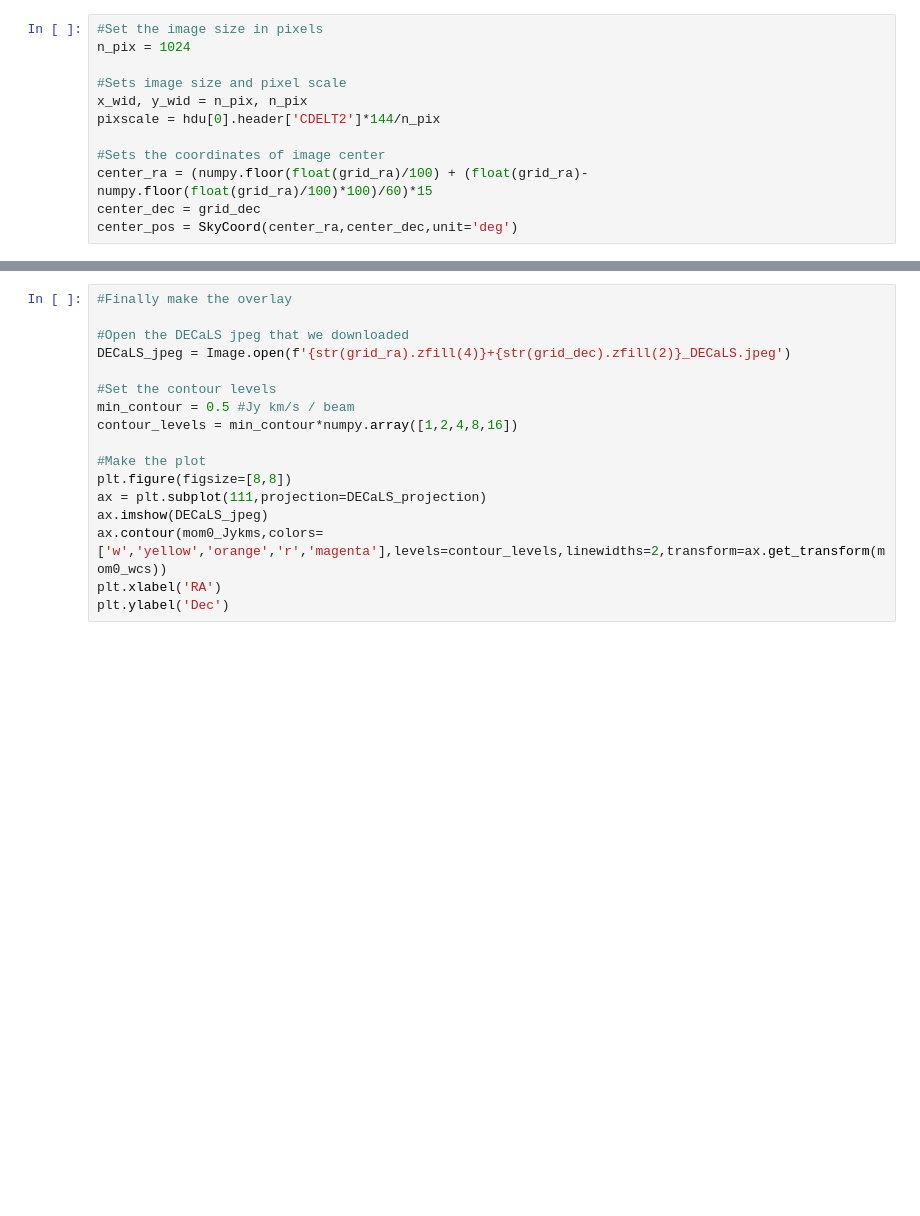
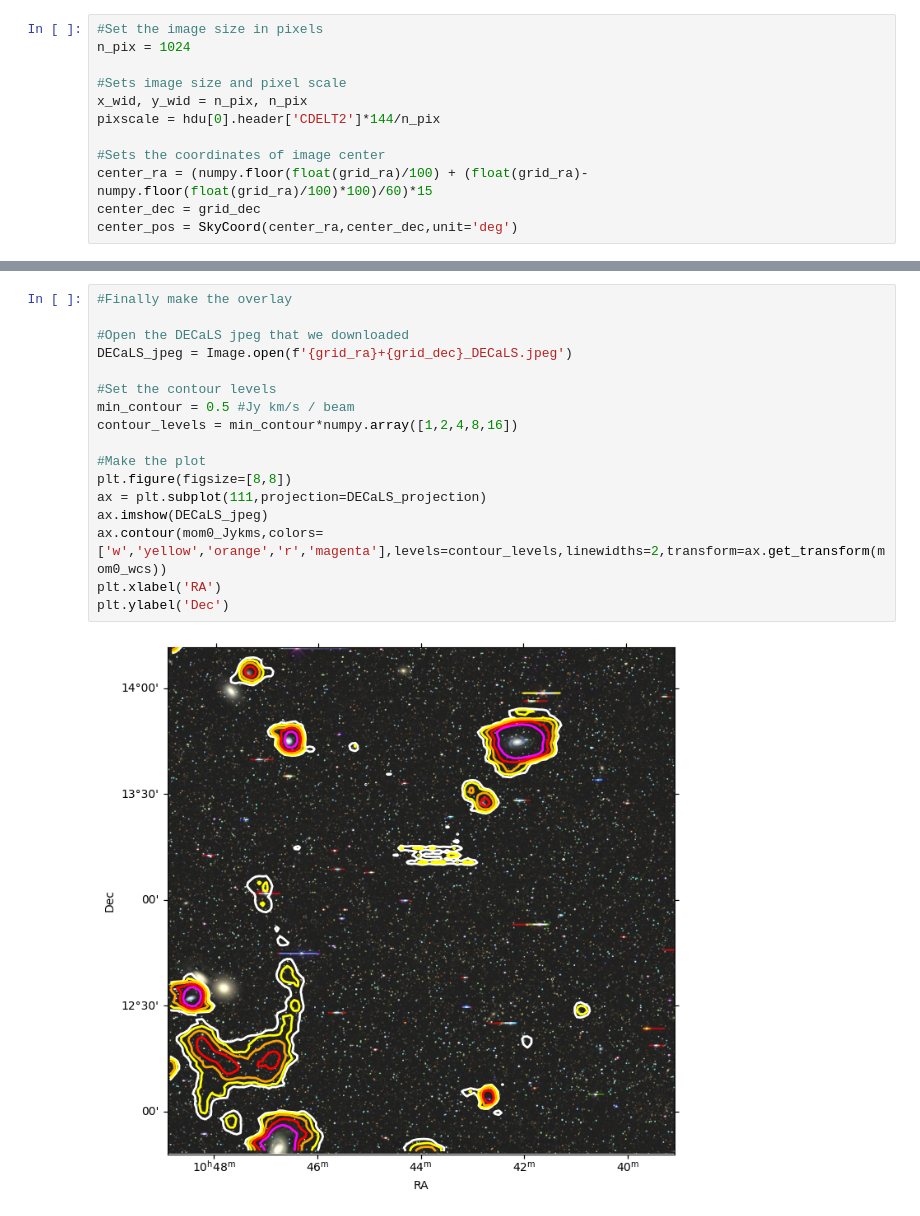
Before and after one commit to ALFALFAsurvey/ALFALFA_Legacy, a Jupyter notebook: notebooks/example_DECaLS_overlay.ipynb, the cells around one changed output, grey strips where cells are left out. Saved outputs shown, nothing was run; the diff lists cells and outputs as text; blank space fills up the shorter version.

Commit message:
Fix path & remove zfills

```diff
--- a/notebooks/example_DECaLS_overlay.ipynb
+++ b/notebooks/example_DECaLS_overlay.ipynb
@@ -110,17 +130,19 @@ plt.colorbar()
 # %%
 #Finally make the overlay
 
 #Open the DECaLS jpeg that we downloaded
-DECaLS_jpeg = Image.open(f'{str(grid_ra).zfill(4)}+{str(grid_dec).zfill(2)}_DECaLS.jpeg')
+DECaLS_jpeg = Image.open(f'{grid_ra}+{grid_dec}_DECaLS.jpeg')
 
 #Set the contour levels
 min_contour = 0.5 #Jy km/s / beam
 contour_levels = min_contour*numpy.array([1,2,4,8,16])
 
 #Make the plot
 plt.figure(figsize=[8,8])
 ax = plt.subplot(111,projection=DECaLS_projection)
 ax.imshow(DECaLS_jpeg)
 ax.contour(mom0_Jykms,colors=['w','yellow','orange','r','magenta'],levels=contour_levels,linewidths=2,transform=ax.get_transform(mom0_wcs))
 plt.xlabel('RA')
 plt.ylabel('Dec')
+# %% [output]
+[figure, added]
```
Also changed, not shown: parts of 7 cells of this notebook.
